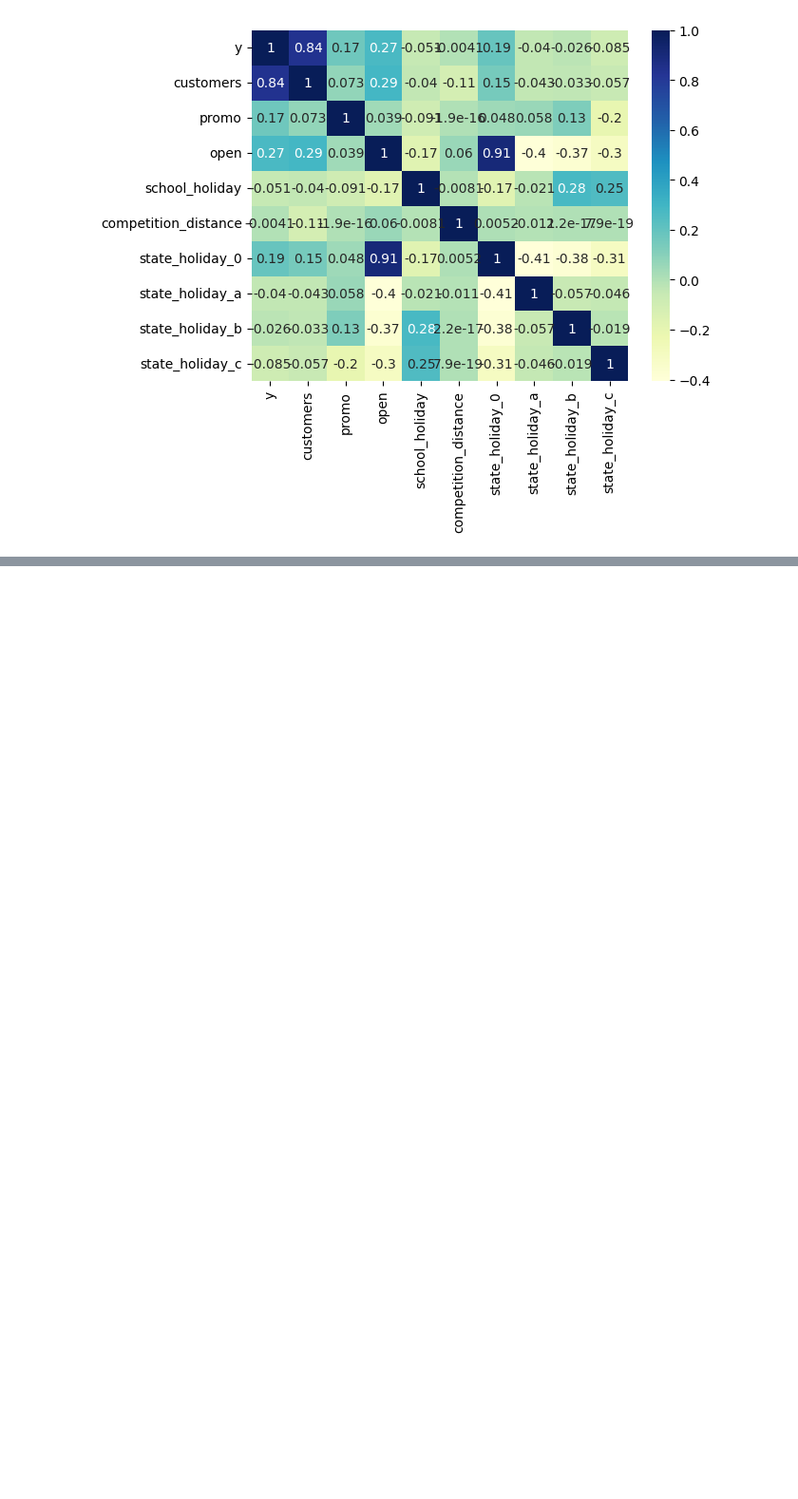
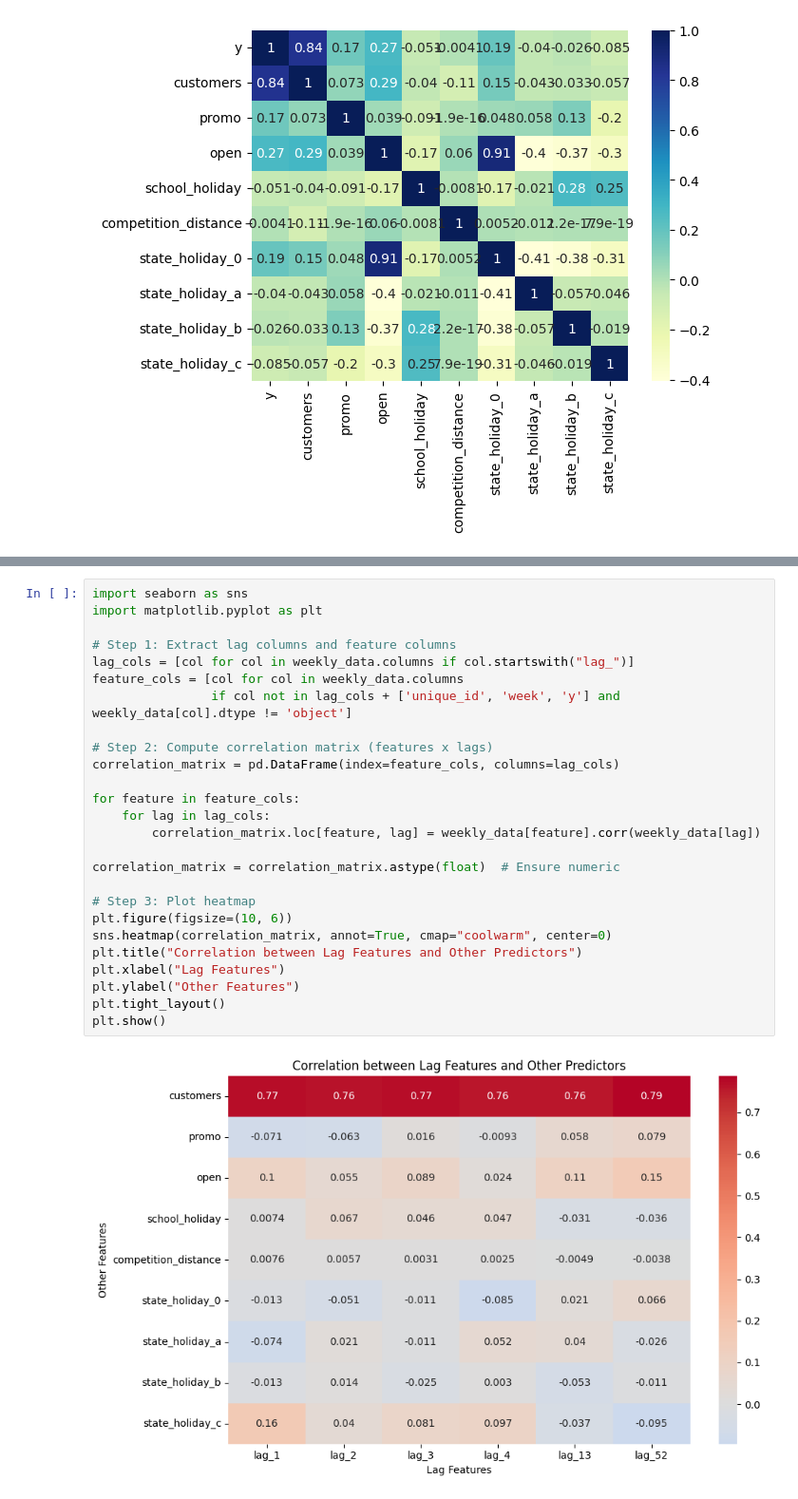
Before and after one commit to YL-6/BF-final, a Jupyter notebook: Sila.2.ipynb, the cells around one changed output, grey strips where cells are left out. Shown: that part at 95% size. Saved outputs shown, nothing was run; the diff lists cells and outputs as text; blank space fills up the shorter version.

```diff
--- a/Sila.2.ipynb
+++ b/Sila.2.ipynb
@@ -404,0 +405,28 @@ weekly_data.head()
+# %%
+import seaborn as sns
+import matplotlib.pyplot as plt
+
+# Step 1: Extract lag columns and feature columns
+lag_cols = [col for col in weekly_data.columns if col.startswith("lag_")]
+feature_cols = [col for col in weekly_data.columns
+                if col not in lag_cols + ['unique_id', 'week', 'y'] and weekly_data[col].dtype != 'object']
+
+# Step 2: Compute correlation matrix (features x lags)
+correlation_matrix = pd.DataFrame(index=feature_cols, columns=lag_cols)
+
+for feature in feature_cols:
+    for lag in lag_cols:
+        correlation_matrix.loc[feature, lag] = weekly_data[feature].corr(weekly_data[lag])
+
+correlation_matrix = correlation_matrix.astype(float)  # Ensure numeric
+
+# Step 3: Plot heatmap
+plt.figure(figsize=(10, 6))
+sns.heatmap(correlation_matrix, annot=True, cmap="coolwarm", center=0)
+plt.title("Correlation between Lag Features and Other Predictors")
+plt.xlabel("Lag Features")
+plt.ylabel("Other Features")
+plt.tight_layout()
+plt.show()
+# %% [output]
+[figure, added]
```
Also changed, not shown: parts of 1 cell of this notebook.
